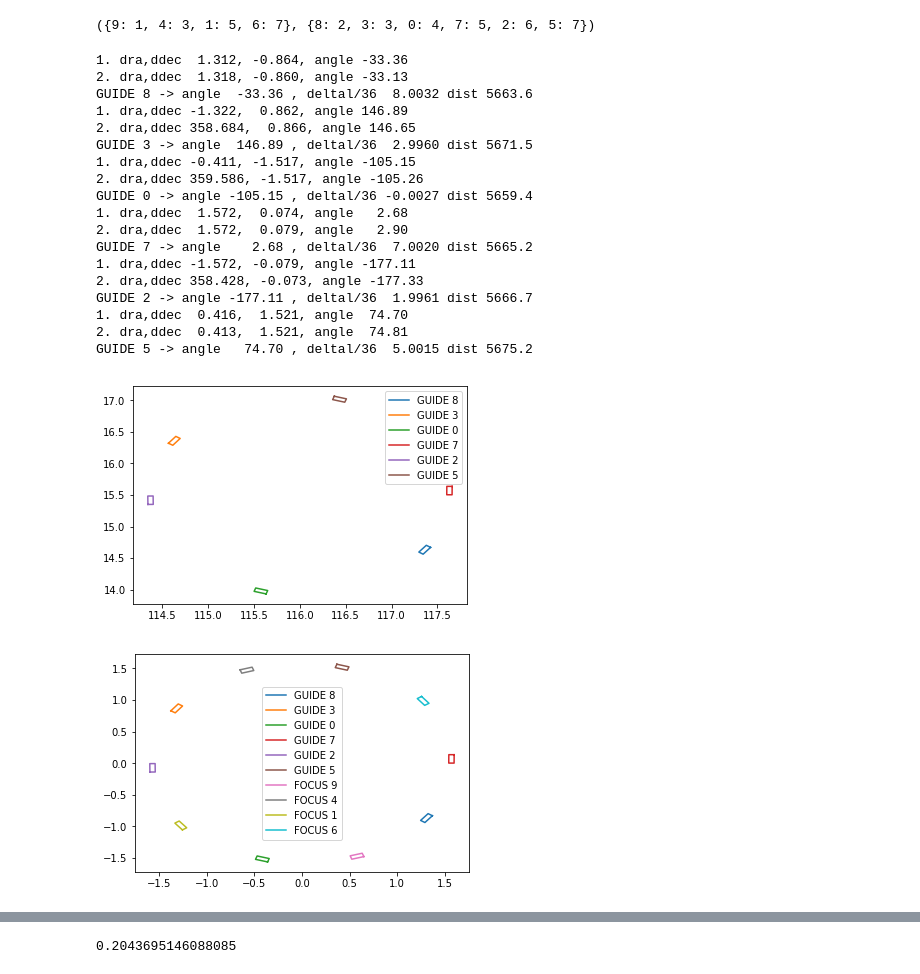
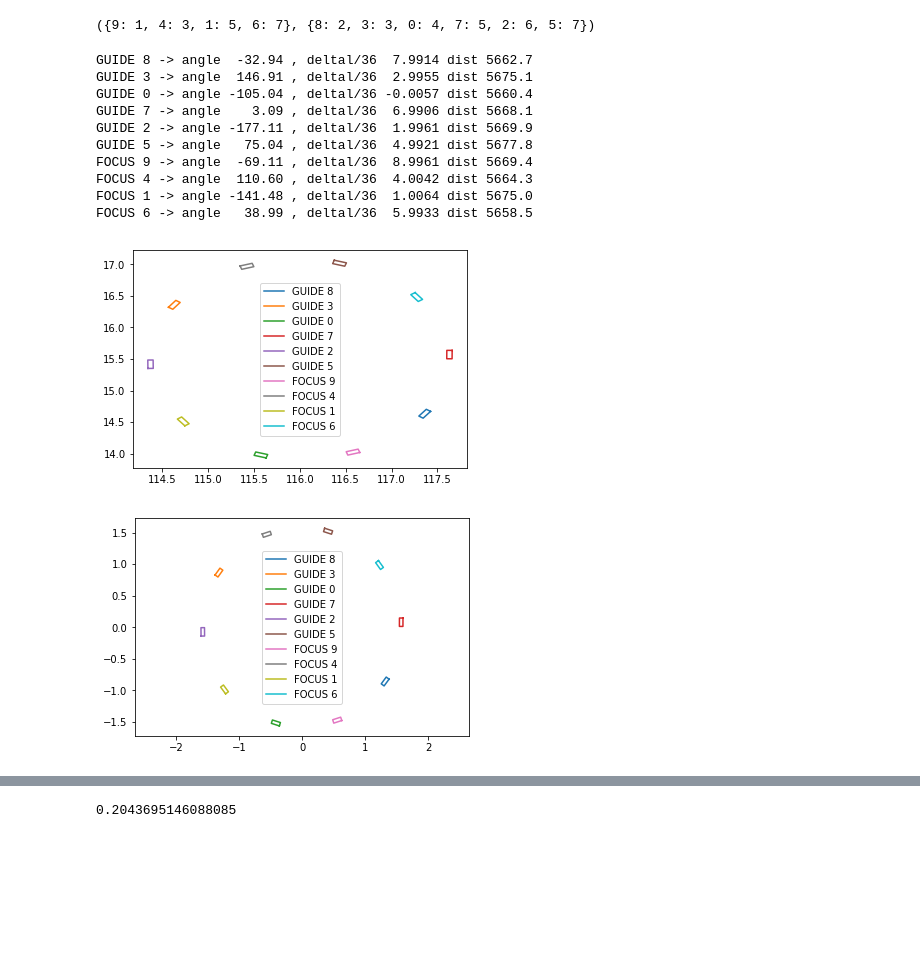
Before and after one commit to dstndstn/desi-misc, a Jupyter notebook: desi-tile-brightest-stars.ipynb, the cells around one changed output, grey strips where cells are left out. Cells and saved outputs as stored; diff of their text form; code cells hidden in the pictures; blank space fills up the shorter version.

```diff
--- a/desi-tile-brightest-stars.ipynb
+++ b/desi-tile-brightest-stars.ipynb
@@ -84,71 +91,53 @@ hdr = G['GUIDER'].read_header()
 skyra = hdr['SKYRA']
 skydec = hdr['SKYDEC']
 # %%
+# Angle corresponding to GUIDE0
 t0 = -105.25
 
-rel_wcs = {}
 rel_xy = {}
 
-cosdec = np.cos(np.deg2rad(skydec))
-
+# Fake tile WCS headers, used to represent positions on focal plane.
+# Note that we put CRPIX on 0 so we can use 0-based x,y coords for angles.
 cd = 1./3600.
 tilewcs = Tan(skyra, skydec, 0., 0., -cd, 0., 0., cd, 1000., 1000.)
 ztilewcs = Tan(0., 0., 0., 0., -cd, 0., 0., cd, 1000., 1000.)
 
 dists = []
 for k,wcs in all_wcs.items():
     (gstr,gnum) = k
     h,w = wcs.shape
-    rc,dc = wcs.radec_center()
-    #dra2 = rc*np.sin(np.deg2rad(dc)) - skyra*np.sin(np.deg2rad(skydec))
-    dra  = (rc - skyra) * cosdec
-    ddec = (dc - skydec)
-    angle = np.arctan2(ddec, dra)
-    #print('dra', dra, 'dra2', dra2)
-
+    rc,dc = wcs.crval
+    # For the GUIDE/FOCUS chip centers/angles, we record the pixel positions tx,ty in our fake tile WCS frame.
     ok,tx,ty = tilewcs.radec2pixelxy(rc, dc)
-    angle2 = np.arctan2(ty, -tx)
-    dra2,ddec2 = ztilewcs.pixelxy2radec(tx, ty)
-
-    print('1. dra,ddec %6.3f, %6.3f, angle %6.2f' % (dra, ddec, np.rad2deg(angle)))
-    print('2. dra,ddec %6.3f, %6.3f, angle %6.2f' % (dra2, ddec2, np.rad2deg(angle2)))
+    angle = np.arctan2(ty, -tx)
+    dra,ddec = ztilewcs.pixelxy2radec(tx, ty)
+    #print('dra,ddec %6.3f, %6.3f, angle %6.2f' % (dra, ddec, np.rad2deg(angle)))
 
     dist = degrees_between(skyra, skydec, rc, dc)
     n = ((t0 - np.rad2deg(angle))/36.)
     if n < -0.5:
         n += 10.
     print(gstr,gnum, '-> angle %7.2f' % np.rad2deg(angle), ', deltal/36 %7.4f' % n, 'dist %.1f' % (3600.*dist))
     dists.append(dist)
 
-    rwcs = Tan(wcs)
-    rwcs.set_crval(dra, ddec)
-    rel_wcs[k] = rwcs
-
-    rel_xy[k] = (tx, ty, Tan(rwcs))
+    # Save the WCS for the CD matrix and CRPIX
+    rel_xy[k] = (tx, ty, Tan(wcs))
 
     x,y = [1,1,w,w,1],[1,h,h,1,1]
     r,d = wcs.pixelxy2radec(x, y)
     plt.plot(r, d, '-', label='%s %i' % (gstr, gnum))
 
 plt.legend();
 # %% [output]
-1. dra,ddec  1.312, -0.864, angle -33.36
-2. dra,ddec  1.318, -0.860, angle -33.13
-GUIDE 8 -> angle  -33.36 , deltal/36  8.0032 dist 5663.6
-1. dra,ddec -1.322,  0.862, angle 146.89
-2. dra,ddec 358.684,  0.866, angle 146.65
-GUIDE 3 -> angle  146.89 , deltal/36  2.9960 dist 5671.5
-1. dra,ddec -0.411, -1.517, angle -105.15
-2. dra,ddec 359.586, -1.517, angle -105.26
-GUIDE 0 -> angle -105.15 , deltal/36 -0.0027 dist 5659.4
-1. dra,ddec  1.572,  0.074, angle   2.68
-2. dra,ddec  1.572,  0.079, angle   2.90
-GUIDE 7 -> angle    2.68 , deltal/36  7.0020 dist 5665.2
-1. dra,ddec -1.572, -0.079, angle -177.11
-2. dra,ddec 358.428, -0.073, angle -177.33
-GUIDE 2 -> angle -177.11 , deltal/36  1.9961 dist 5666.7
-1. dra,ddec  0.416,  1.521, angle  74.70
-2. dra,ddec  0.413,  1.521, angle  74.81
-GUIDE 5 -> angle   74.70 , deltal/36  5.0015 dist 5675.2
+GUIDE 8 -> angle  -32.94 , deltal/36  7.9914 dist 5662.7
+GUIDE 3 -> angle  146.91 , deltal/36  2.9955 dist 5675.1
+GUIDE 0 -> angle -105.04 , deltal/36 -0.0057 dist 5660.4
+GUIDE 7 -> angle    3.09 , deltal/36  6.9906 dist 5668.1
+GUIDE 2 -> angle -177.11 , deltal/36  1.9961 dist 5669.9
+GUIDE 5 -> angle   75.04 , deltal/36  4.9921 dist 5677.8
+FOCUS 9 -> angle  -69.11 , deltal/36  8.9961 dist 5669.4
+FOCUS 4 -> angle  110.60 , deltal/36  4.0042 dist 5664.3
+FOCUS 1 -> angle -141.48 , deltal/36  1.0064 dist 5675.0
+FOCUS 6 -> angle   38.99 , deltal/36  5.9933 dist 5658.5
-[figure, old version]
+[figure, new version]
 # %%
@@ -185,11 +169,18 @@ for chip,hdu in focus_hdumap.items():
 # %%
-for k,wcs in rel_wcs.items():
+maxr = 0.
+
+for k,(tx,ty,wcs) in rel_xy.items():
     (gstr,gnum) = k
     h,w = wcs.shape
+    r,d = ztilewcs.pixelxy2radec(tx, ty)
     x,y = [1,1,w,w,1],[1,h,h,1,1]
+    wcs.set_crval(r, d)
     r,d = wcs.pixelxy2radec(x, y)
+    dists = degrees_between(0., 0., r, d)
+    maxr = max(maxr, max(dists))
     r[r>180] -= 360.
     plt.plot(r, d, '-', label='%s %i' % (gstr, gnum))
 plt.legend();
+plt.axis('equal');
 # %% [output]
-[figure, old version]
+[figure, new version]
```
Also changed, not shown: parts of 12 cells of this notebook.
